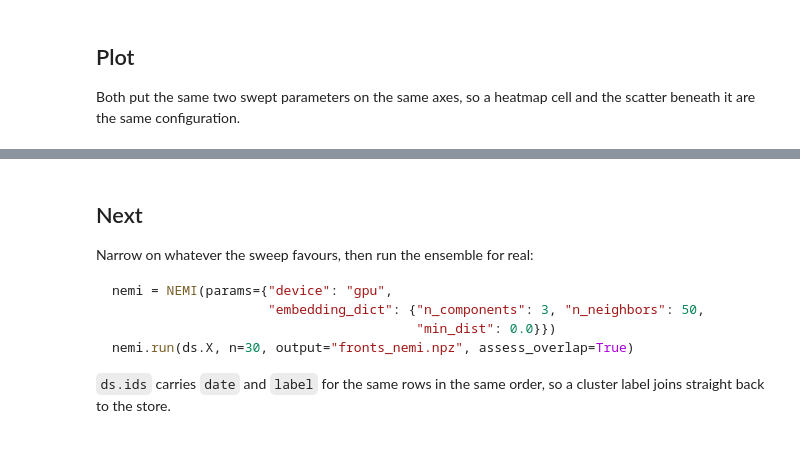
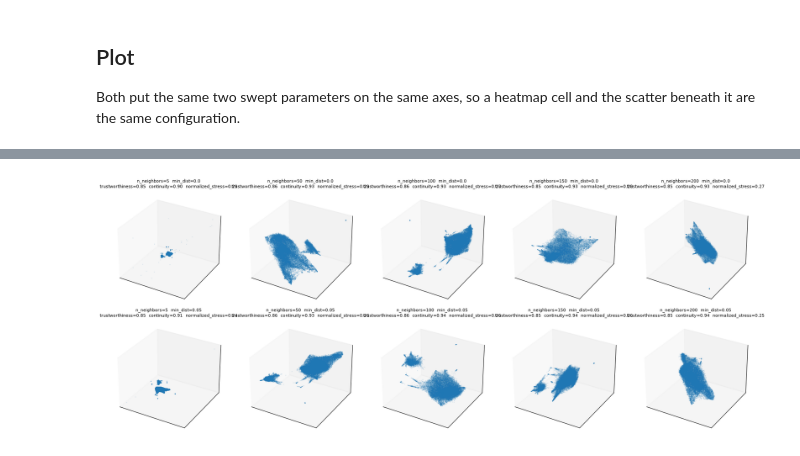
Before and after one commit to Sea-Meets-the-Stars/DBOF_Representation_Learning, a Jupyter notebook: notebooks/NEMI_front_finding.ipynb, the cells around one changed output, grey strips where cells are left out. Cells and saved outputs as stored; diff of their text form; code cells hidden in the pictures.

Commit message:
working nemi

````diff
--- a/notebooks/NEMI_front_finding.ipynb
+++ b/notebooks/NEMI_front_finding.ipynb
@@ -177,16 +223,4 @@ plot_all_metric_heatmaps(result, x="n_neighbors", y="min_cluster_size");
 # %%
-plot_embedding_grid(result, x="n_neighbors", y="min_cluster_size", dims=3);
+plot_embedding_grid(result, x="n_neighbors", y="min_dist", dims=3);
+# %% [output]
+[figure, added]
-# %% [markdown]
-## Next
-
-Narrow on whatever the sweep favours, then run the ensemble for real:
-
-```python
-nemi = NEMI(params={"device": "gpu",
-                    "embedding_dict": {"n_components": 3, "n_neighbors": 50,
-                                       "min_dist": 0.0}})
-nemi.run(ds.X, n=30, output="fronts_nemi.npz", assess_overlap=True)
-```
-
-`ds.ids` carries `date` and `label` for the same rows in the same order, so a
-cluster label joins straight back to the store.
````
Also changed, not shown: parts of 7 cells of this notebook.
